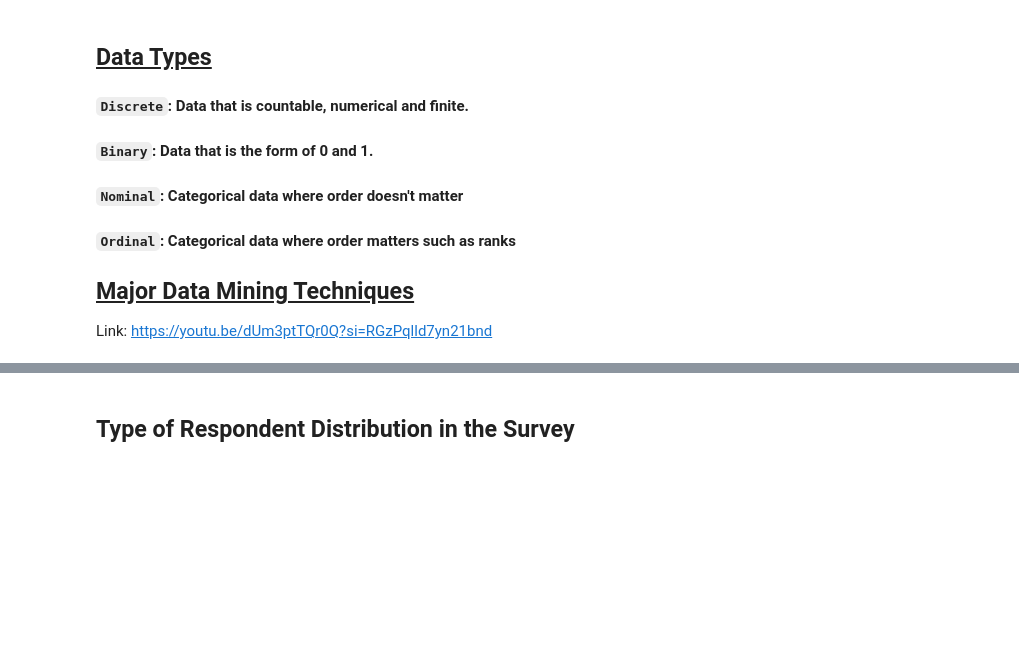
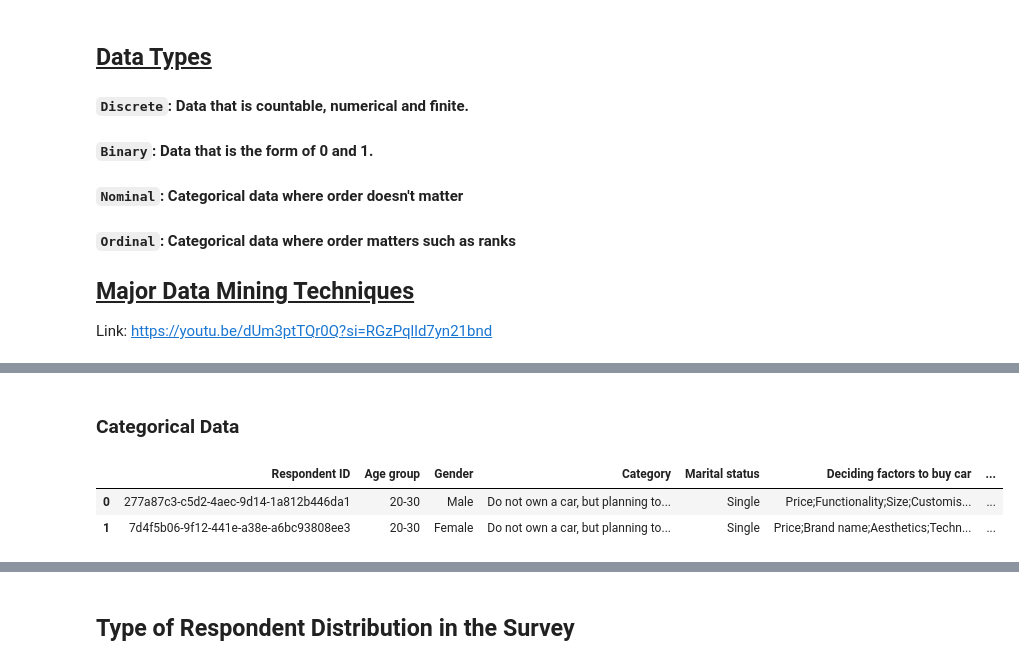
Before and after one commit to Rzi98/MA4829-AY23-24-S2, a Jupyter notebook: src/data_analysis.ipynb, the cells around one changed output, grey strips where cells are left out. Saved outputs shown, nothing was run; the diff lists cells and outputs as text; code cells hidden in the pictures; blank space fills up the shorter version.

```diff
--- a/src/data_analysis.ipynb
+++ b/src/data_analysis.ipynb
@@ -25,0 +36,9 @@ df.head()
+# %% [markdown]
+### **Categorical Data** ###
+# %%
+catcols = df.select_dtypes(['object']).columns
+df[catcols].head(2)
+# %% [output]
+|  | Respondent ID | Age group | Gender | Category | Marital status | Deciding factors to buy car | ... |
+| 0 | 277a87c3-c5d2-4aec-9d14-1a812b446da1 | 20-30 | Male | Do not own a car, but planning to... | Single | Price;Functionality;Size;Customis... | ... |
+| 1 | 7d4f5b06-9f12-441e-a38e-a6bc93808ee3 | 20-30 | Female | Do not own a car, but planning to... | Single | Price;Brand name;Aesthetics;Techn... | ... |
```
Also changed, not shown: parts of 5 cells of this notebook, 1 other file.
